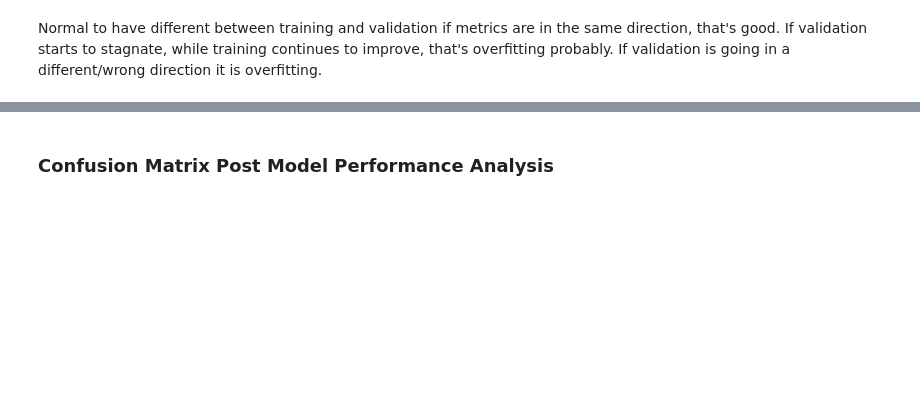
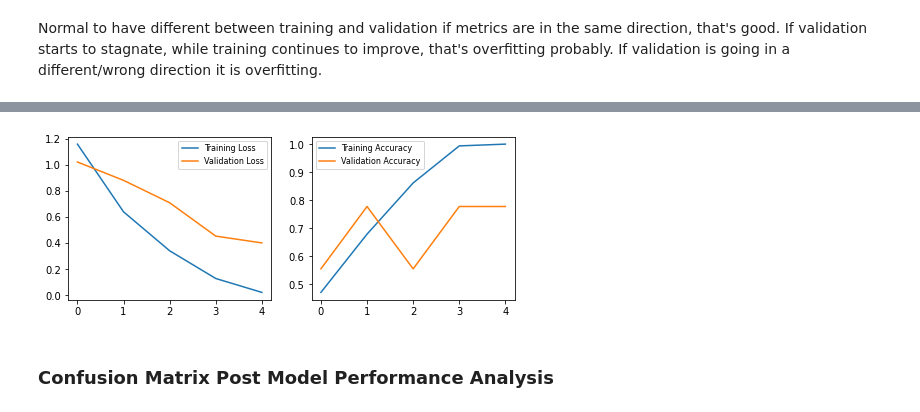
Before and after one commit to alawrence30/Machine-Learning, a Jupyter notebook: Assignment_3_v2.ipynb, the cells around one changed output, grey strips where cells are left out. Saved outputs shown, nothing was run; the diff lists cells and outputs as text; code cells hidden in the pictures; blank space fills up the shorter version.

```diff
--- a/Assignment_3_v2.ipynb
+++ b/Assignment_3_v2.ipynb
@@ -1438,0 +1542,8 @@ history3 = model3.fit(train_ds
+# %%
+## Model 5
+%%time
+history5 = model5.fit(train_ds
+         ,epochs=200
+         ,validation_data=val_ds
+         ,validation_steps=3
+         ,callbacks=[tf.keras.callbacks.EarlyStopping(monitor='val_accuracy', patience=3)])
@@ -1530,3 +1729,10 @@ epochs3 = len(losses3)
+# %%
+## Model 5
+losses5 = history5.history['loss']
+accs5 = history5.history['accuracy']
+val_losses5 = history5.history['val_loss']
+val_accs5 = history5.history['val_accuracy']
+epochs5 = len(losses5)
 # %% [markdown]
 Normal to have different between training and validation if metrics are in the same direction, that's good. If validation starts to stagnate, while training continues to improve, that's overfitting probably. If validation is going in a different/wrong direction it is overfitting.
 # %%
@@ -1559,3 +1782,14 @@ plt.show()
+# %%
+## Model 5
+plt.figure(figsize=(8, 3))
+for i, metrics in enumerate(zip([losses5, accs5], [val_losses5, val_accs5], ['Loss', 'Accuracy'])):
+    plt.subplot(1, 2, i + 1)
+    plt.plot(range(epochs5), metrics[0], label='Training {}'.format(metrics[2]))
+    plt.plot(range(epochs5), metrics[1], label='Validation {}'.format(metrics[2]))
+    plt.legend(loc=0, prop={'size': 8})
+plt.show()
+# %% [output]
+[figure, added]
 # %% [markdown]
 ### Confusion Matrix Post Model Performance Analysis
 # %%
```
Also changed, not shown: parts of 43 cells of this notebook.
